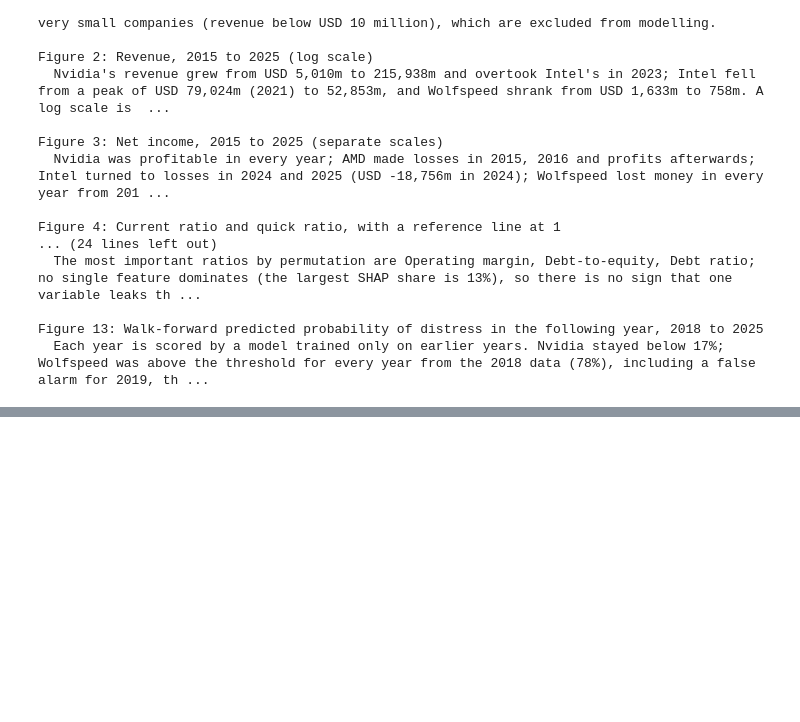
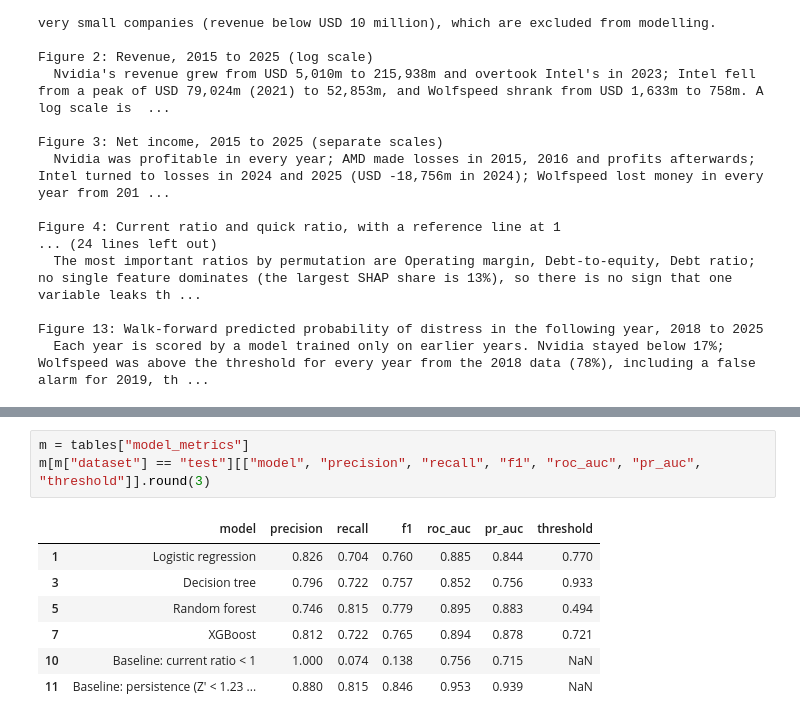
Before and after one commit to YashPatel2777/FADS_MINI_PROJECT, a Jupyter notebook: notebooks/06_figures_and_exports.ipynb, the cells around one changed output, grey strips where cells are left out. Saved outputs shown, nothing was run; the diff lists cells and outputs as text; blank space fills up the shorter version.

```diff
--- a/notebooks/06_figures_and_exports.ipynb
+++ b/notebooks/06_figures_and_exports.ipynb
@@ -508,0 +642,11 @@ Figure 13: Walk-forward predicted probability of distress in the following year,
+# %%
+m = tables["model_metrics"]
+m[m["dataset"] == "test"][["model", "precision", "recall", "f1", "roc_auc", "pr_auc", "threshold"]].round(3)
+# %% [output]
+|  | model | precision | recall | f1 | roc_auc | pr_auc | threshold |
+| 1 | Logistic regression | 0.826 | 0.704 | 0.760 | 0.885 | 0.844 | 0.770 |
+| 3 | Decision tree | 0.796 | 0.722 | 0.757 | 0.852 | 0.756 | 0.933 |
+| 5 | Random forest | 0.746 | 0.815 | 0.779 | 0.895 | 0.883 | 0.494 |
+| 7 | XGBoost | 0.812 | 0.722 | 0.765 | 0.894 | 0.878 | 0.721 |
+| 10 | Baseline: current ratio < 1 | 1.000 | 0.074 | 0.138 | 0.756 | 0.715 | NaN |
+| 11 | Baseline: persistence (Z' < 1.23 ... | 0.880 | 0.815 | 0.846 | 0.953 | 0.939 | NaN |
```
Also changed, not shown: parts of 10 cells of this notebook, 16 other files.
